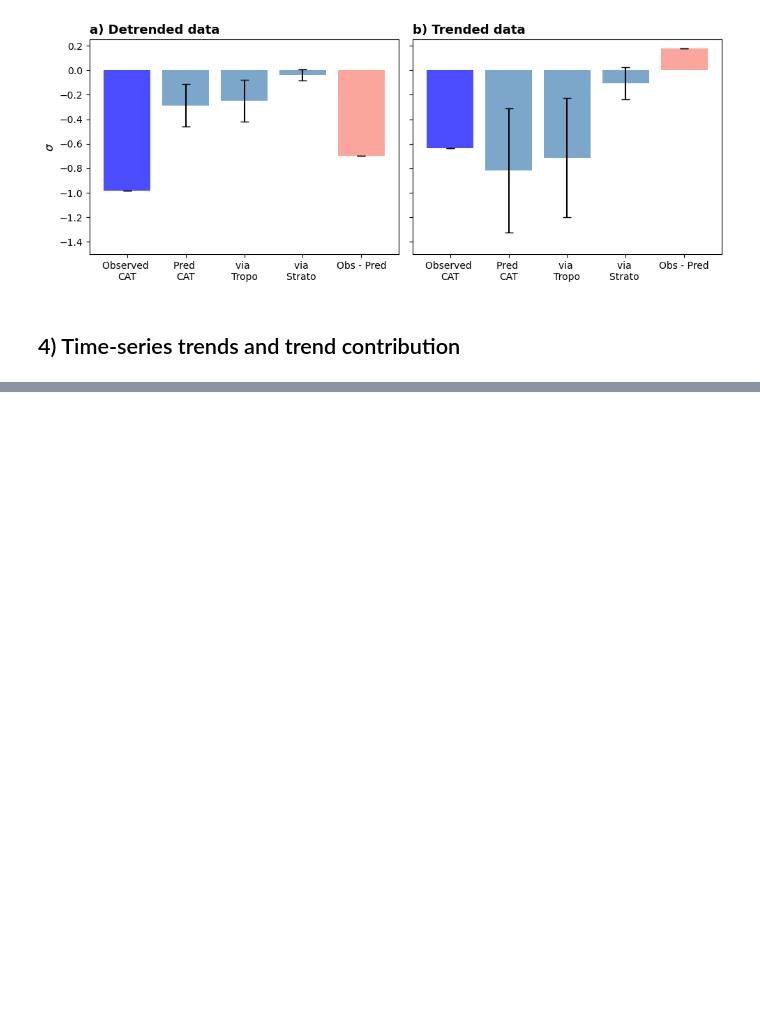
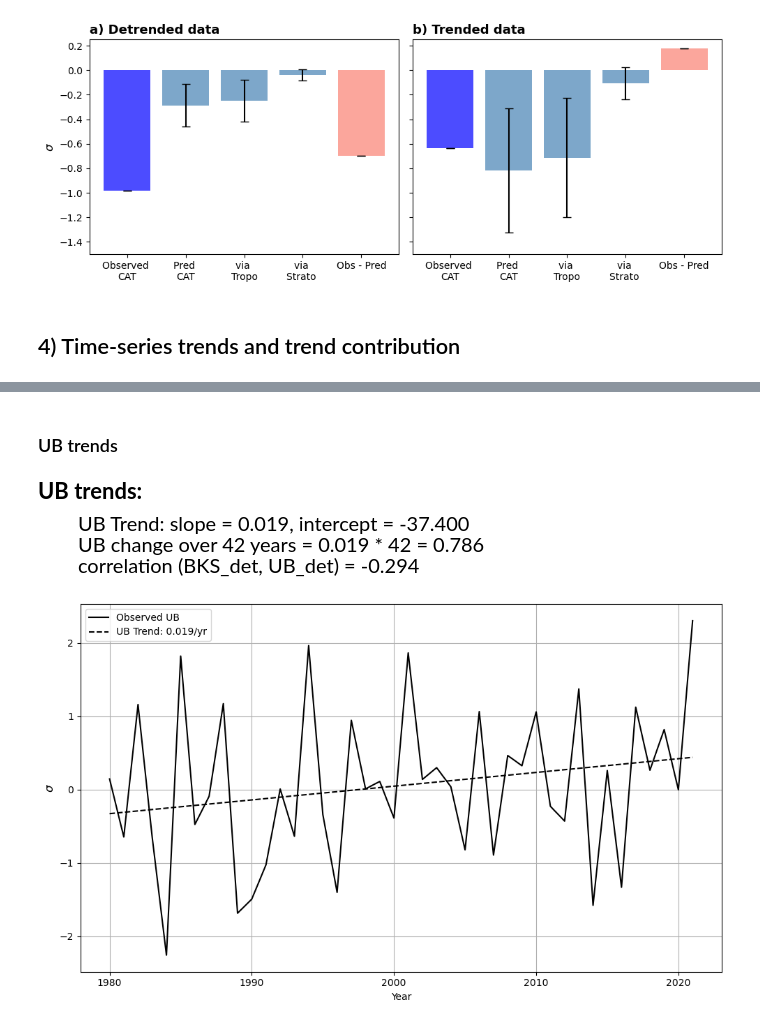
Before and after one commit to marlenek13/2024_Cosford_etal, a Jupyter notebook: causal_MLR_analysis.ipynb, the cells around one changed output, grey strips where cells are left out. Saved outputs shown, nothing was run; the diff lists cells and outputs as text; code cells hidden in the pictures; blank space fills up the shorter version.

```diff
--- a/causal_MLR_analysis.ipynb
+++ b/causal_MLR_analysis.ipynb
@@ -732,3 +739,79 @@ Predicted warming over 42 years = -0.026 * 42 = -1.104 </b><br>
 
 </ul>
 [figure]
+# %% [markdown]
+### UB trends
+# %%
+# ==============================
+# trend in UB
+# ==============================
+
+# Fit trend lines
+UB_slope, UB_intercept, _, _, _ = linregress(years, UB_trended)
+
+# Create trend lines
+UB_trend = UB_slope * years + UB_intercept
+
+# Plot
+fig = plt.figure(figsize=(10, 6))
+
+# Plot actual time series
+plt.plot(years, UB_trended, label='Observed UB', color='k')
+
+
+# Plot trend lines
+plt.plot(years, UB_trend, label=f'UB Trend: {UB_slope:.3f}/yr', linestyle='--', color='k')
+
+# Add labels, legend, and title
+plt.xlabel('Year')
+plt.ylabel("$\sigma$", fontsize = 12)
+#plt.title('Predicted and Observed Time Series with Trend Lines')
+plt.legend()
+plt.grid(True)
+
+
+fig.tight_layout()
+
+# save figure
+fig.savefig(save_path + "UB_timeseries_with_trends")
+
+
+# ======================================================
+# correlation BKS and UB (detrended)
+# ======================================================
+
+correlation = xr.corr(UB_det, BKS_det, dim="year")
+
+# ======================================================
+# print results as markdown text
+# ======================================================
+
+markdown_text = f"""
+<p style='font-size:22px;'>
+<b> UB trends:</b>
+</p>
+<ul style='font-size:20px;'>
+UB Trend: slope = {UB_slope:.3f}, intercept = {UB_intercept:.3f} </b><br>
+UB change over 42 years = {UB_slope:.3f} * 42 = {UB_slope *42:.3f} </b><br>
+correlation (BKS_det, UB_det) = {correlation:.3f} </b><br>
+</ul>
+
+
+"""
+display(Markdown(markdown_text))
+
+
+
+# correlations
+x = UB_det
+# %% [output]
+
+<p style='font-size:22px;'>
+<b> UB trends:</b>
+</p>
+<ul style='font-size:20px;'>
+UB Trend: slope = 0.019, intercept = -37.400 </b><br>
+UB change over 42 years = 0.019 * 42 = 0.786 </b><br>
+correlation (BKS_det, UB_det) = -0.294 </b><br>
+</ul>
+[figure, added]
```
Also changed, not shown: parts of 5 cells of this notebook, 4 other files.
